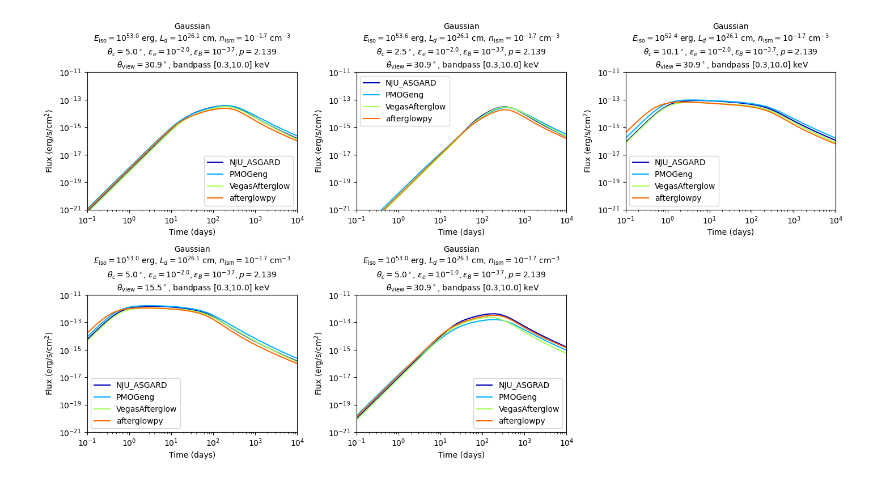
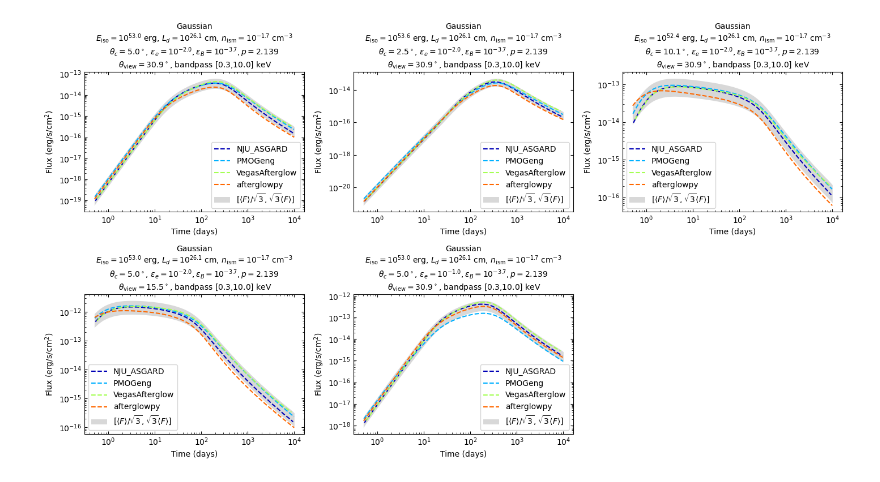
Before and after one commit to YihanWangAstro/Afterglow-code-comparison, a Jupyter notebook: plot.ipynb, the cells around one changed output. Drawn from its saved outputs; the diff is of its cells as text; code cells hidden in the pictures.

```diff
--- a/plot.ipynb
+++ b/plot.ipynb
@@ -31,6 +31,17 @@ def case_info(setups):
     info3 = " $\\theta_{\\rm view}=%.1lf ^\\circ$, bandpass [%.1lf,%.1lf] keV"%(theta_obs*180/np.pi, band_pass[0], band_pass[1])
 
     return jet+"\n"+info1+info2+info3
+
+def find_average(t, light_curves):
+    from scipy.interpolate import interp1d
+    y_interpolated = []
+    for (x, y) in light_curves:
+        f = interp1d(x, y, bounds_error=False, fill_value="extrapolate")
+        y_interp = f(t)
+        y_interpolated.append(y_interp)
+    y_interpolated = np.array(y_interpolated)
+    y_average = np.mean(y_interpolated, axis=0)
+    return y_average
 # %%
 def draw_comparison():
     case_num = count_folders_starting_with('tests/', 'case')
@@ -40,35 +51,45 @@ def draw_comparison():
     row_num = int(ceil(case_num / col_num))
 
     plt.figure(figsize=(4.8*col_num, 4*row_num))
 
     axs = [plt.subplot(row_num, col_num, i+1) for i in range(case_num)]
 
     for i in range(case_num):
         path = 'tests/case'+str(i+1)+'/'
         with open(path+'/problem-setups.json') as json_file:
             setups = json.load(json_file)
         info = case_info(setups)
 
         code_names = get_folder_names(path)
         code_names.sort()
         line_colors = cm.jet(np.linspace(0.05, 0.8, len(code_names)))
 
+        light_curves = []
+
         for code_name, color in zip(code_names, line_colors):
             flux = np.loadtxt(path+code_name+'/flux.csv',delimiter=',')
             t_obs = flux[:,0]/day
             flux = flux[:,1:]
-            axs[i].loglog(t_obs, flux, label=code_name, color=color)
+            mask = (t_obs > 0.5) & (t_obs < 1e4)
 
-        axs[i].set_xlim(setups['t_obs'][0]/day, setups['t_obs'][1]/day)
-        axs[i].set_ylim(1e-21, 1e-11)
+            axs[i].loglog(t_obs[mask], flux[mask], label=code_name, color=color,ls='--')
+
+            light_curves.append((t_obs[mask], flux[mask][:,0]))
+
+        t_new = np.logspace(np.log10(0.5),4,100)
+        ave = find_average(t_new, light_curves)
+        axs[i].fill_between(t_new, ave/np.sqrt(3), ave*np.sqrt(3), color='gray', alpha=0.3, lw=0,label=r'[$\langle F \rangle/\sqrt{3}$, $\sqrt{3}\langle F \rangle$]')
+        #axs[i].set_xlim(setups['t_obs'][0]/day, setups['t_obs'][1]/day)
+        #axs[i].set_ylim(1e-21, 1e-11)
         axs[i].set_title(info,fontsize=10)
 
         axs[i].set_xlabel('Time (days)')
         axs[i].set_ylabel('Flux (erg/s/cm$^2$)')
         axs[i].legend(loc='best')
+        axs[i].tick_params(axis='both', which='both', direction='in', top=True, right=True)
     plt.tight_layout()
-    plt.savefig('code-comparison.pdf', dpi=500, bbox_inches='tight')
+    #plt.savefig('code-comparison.pdf', dpi=500, bbox_inches='tight')
 
 draw_comparison()
 # %% [output]
-[figure, old version]
+[figure, new version]
```
Also changed, not shown: 6 other files.
